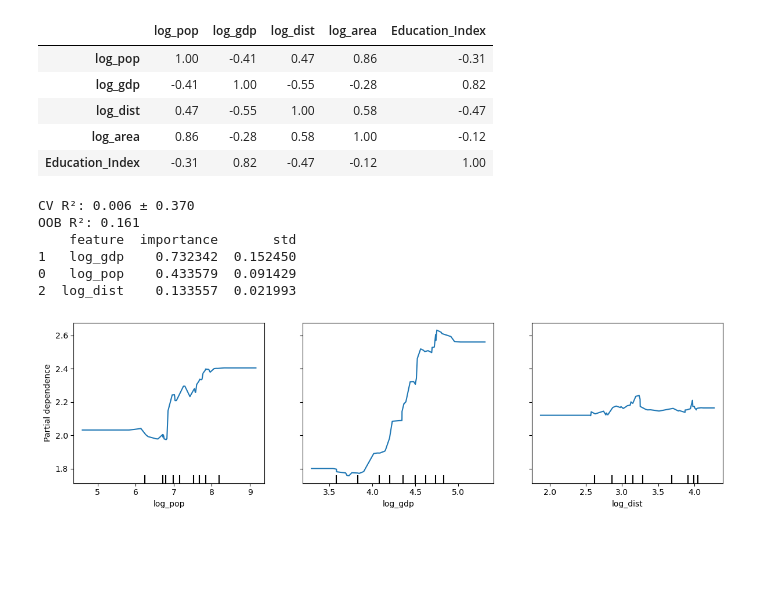
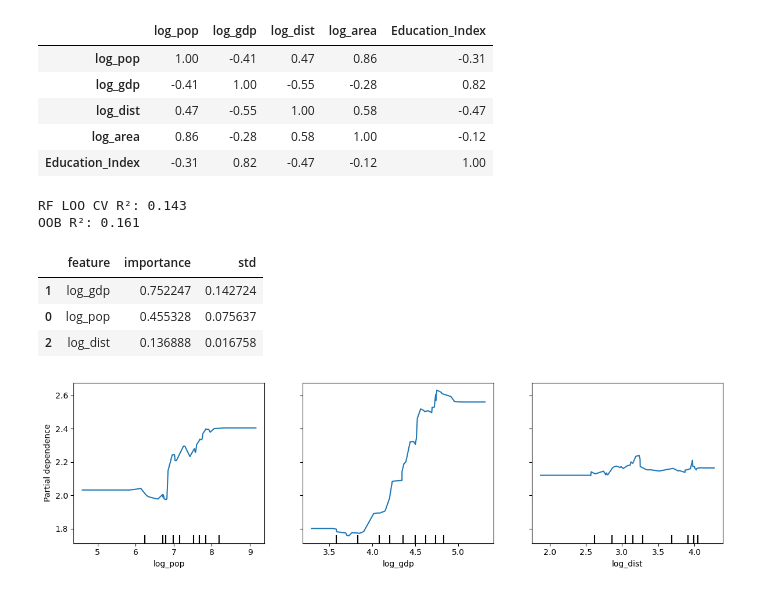
Before and after one commit to yannicknicolaswirz/Master_Thesis, a Jupyter notebook: Code/Part3_Regression.ipynb, the cells around one changed output. Drawn from its saved outputs; the diff is of its cells as text; code cells hidden in the pictures; blank space fills up the shorter version.

```diff
--- a/Code/Part3_Regression.ipynb
+++ b/Code/Part3_Regression.ipynb
@@ -161,38 +166,48 @@ display(X.corr().round(2))
 # %%
 final_features = ["log_pop", "log_gdp", "log_dist"]
 final_X = d[final_features]
 final_y = d["log_obs"]
+
+loo = LeaveOneOut()
 
 rf = RandomForestRegressor(
     n_estimators=1000,
     min_samples_leaf=3,      #against overfitting
     max_features=2,
     random_state=1,
     oob_score=True,
 )
 
-cv = RepeatedKFold(n_splits=5, n_repeats=20, random_state=1)
-scores = cross_val_score(rf, final_X, final_y, cv=cv, scoring="r2")
-print(f"CV R²: {scores.mean():.3f} ± {scores.std():.3f}")
+y_true_rf, y_pred_rf = [], []
+for train_idx, test_idx in loo.split(final_X):
+    X_train, X_test = final_X.iloc[train_idx], final_X.iloc[test_idx]
+    y_train, y_test = final_y.iloc[train_idx], final_y.iloc[test_idx]
+    rf.fit(X_train, y_train)
+    pred = rf.predict(X_test)
+    y_true_rf.append(y_test.values[0])
+    y_pred_rf.append(pred[0])
+
+rf_loo_r2 = r2_score(y_true_rf, y_pred_rf)
+print(f"RF LOO CV R²: {rf_loo_r2:.3f}")
 
 rf.fit(final_X, final_y)
 print(f"OOB R²: {rf.oob_score_:.3f}")
 
 # Permutation Importance instead of impurity-based
-perm = permutation_importance(rf, final_X, final_y, n_repeats=50, random_state=1, scoring="r2")
+perm = permutation_importance(rf, final_X, final_y, n_repeats=50, random_state=42, scoring="r2")
 imp = pd.DataFrame({
     "feature": final_features,
     "importance": perm.importances_mean,
     "std": perm.importances_std,
 }).sort_values("importance", ascending=False)
-print(imp)
+display(imp)
 # %% [output]
-CV R²: 0.006 ± 0.370
+RF LOO CV R²: 0.143
 OOB R²: 0.161
-    feature  importance       std
-1   log_gdp    0.732342  0.152450
-0   log_pop    0.433579  0.091429
-2  log_dist    0.133557  0.021993
+|  | feature | importance | std |
+| 1 | log_gdp | 0.752247 | 0.142724 |
+| 0 | log_pop | 0.455328 | 0.075637 |
+| 2 | log_dist | 0.136888 | 0.016758 |
 # %%
 fig, ax = plt.subplots(figsize=(12, 3.5))
 PartialDependenceDisplay.from_estimator(rf, final_X, final_features, ax=ax)
```
Also changed, not shown: parts of 2 cells of this notebook, 9 other files.
